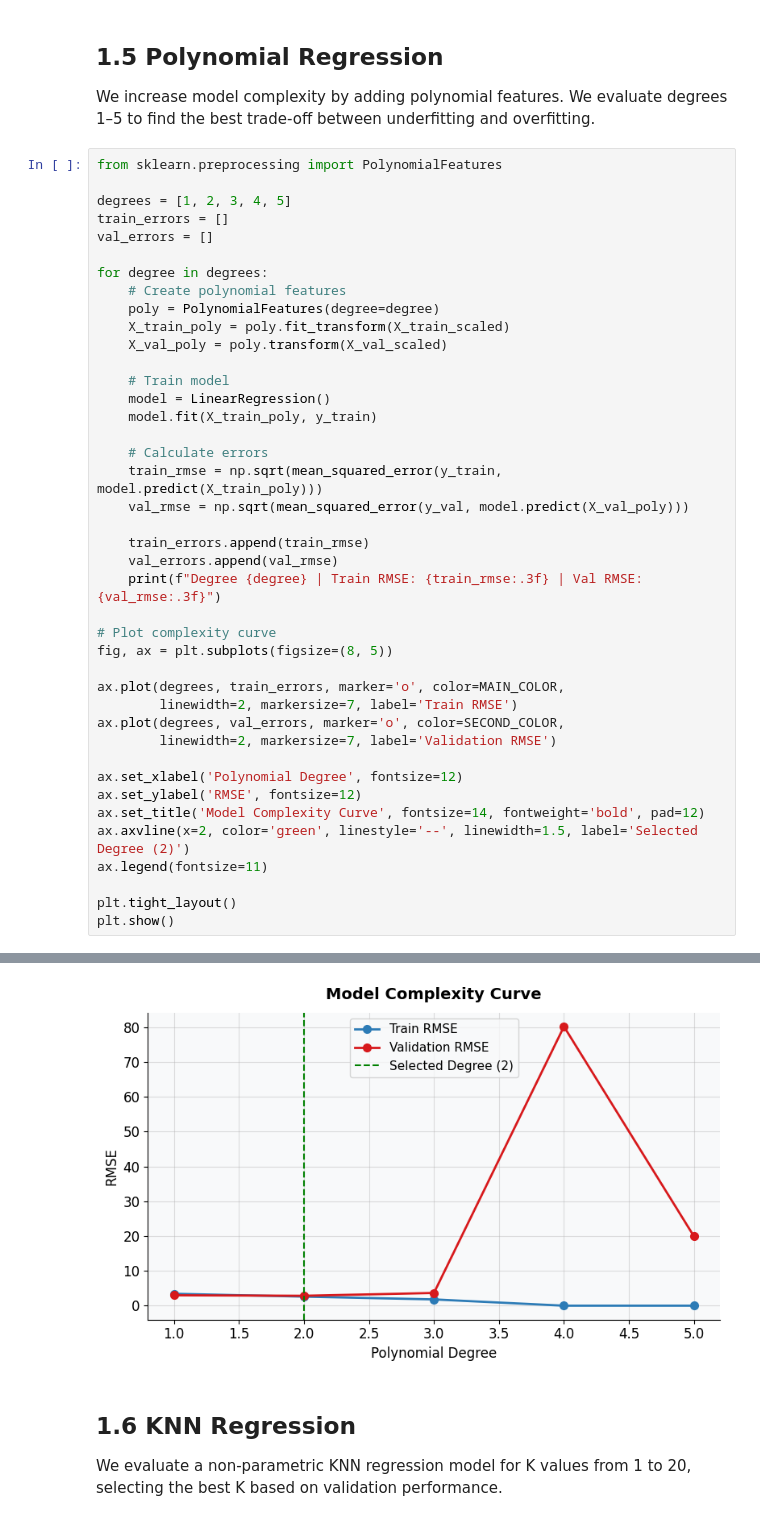
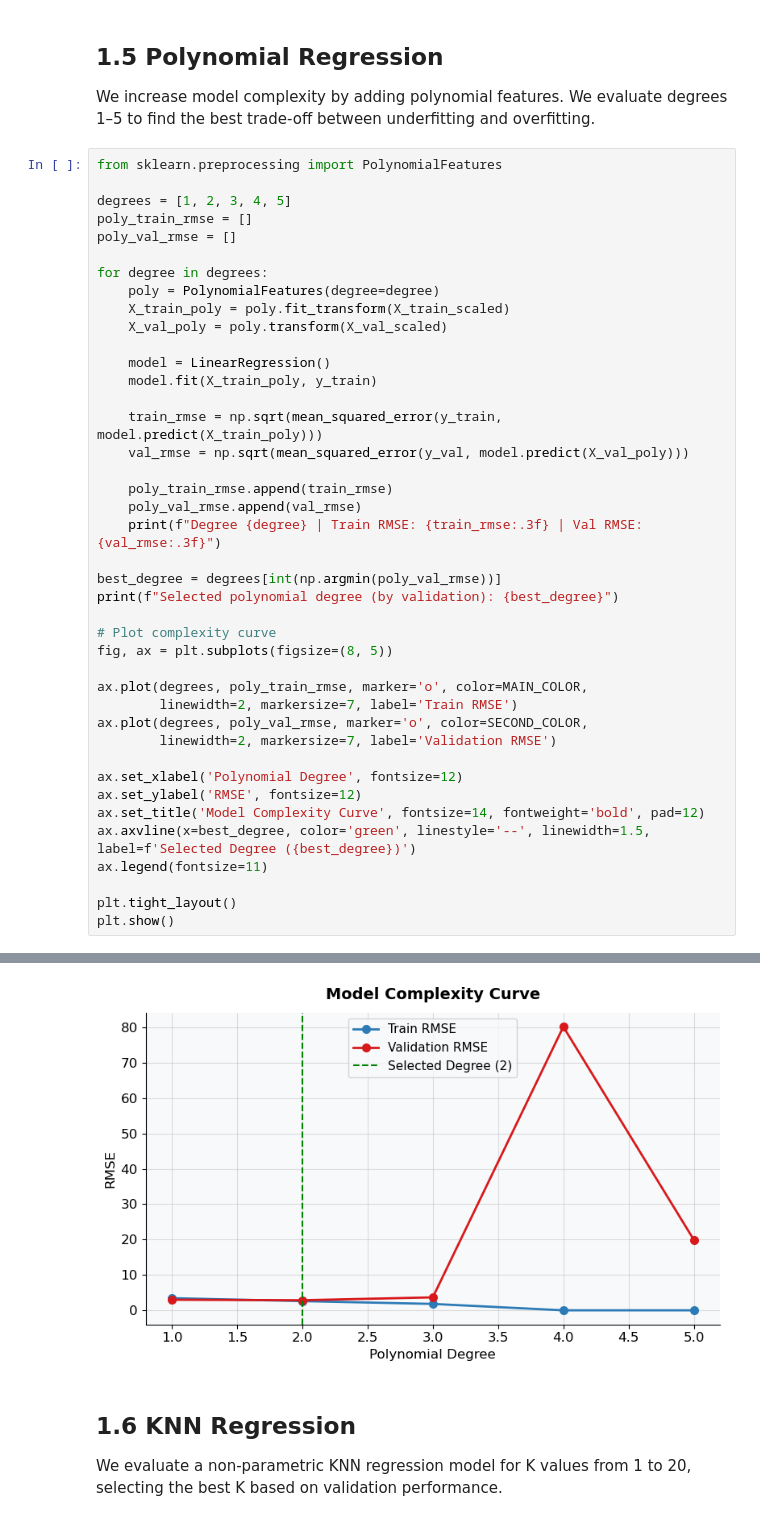
Before and after one commit to Yuvalinnnn/intro-to-ai-project, a Jupyter notebook: Part1_Regression_AutoMPG.ipynb, the cells around one changed output, grey strips where cells are left out. Drawn from its saved outputs; the diff is of its cells as text.

```diff
--- a/Part1_Regression_AutoMPG.ipynb
+++ b/Part1_Regression_AutoMPG.ipynb
@@ -244,39 +251,39 @@ degrees 1–5 to find the best trade-off between underfitting and overfitting.
 from sklearn.preprocessing import PolynomialFeatures
 
 degrees = [1, 2, 3, 4, 5]
-train_errors = []
-val_errors = []
+poly_train_rmse = []
+poly_val_rmse = []
 
 for degree in degrees:
-    # Create polynomial features
     poly = PolynomialFeatures(degree=degree)
     X_train_poly = poly.fit_transform(X_train_scaled)
     X_val_poly = poly.transform(X_val_scaled)
 
-    # Train model
     model = LinearRegression()
     model.fit(X_train_poly, y_train)
 
-    # Calculate errors
     train_rmse = np.sqrt(mean_squared_error(y_train, model.predict(X_train_poly)))
     val_rmse = np.sqrt(mean_squared_error(y_val, model.predict(X_val_poly)))
 
-    train_errors.append(train_rmse)
-    val_errors.append(val_rmse)
+    poly_train_rmse.append(train_rmse)
+    poly_val_rmse.append(val_rmse)
     print(f"Degree {degree} | Train RMSE: {train_rmse:.3f} | Val RMSE: {val_rmse:.3f}")
+
+best_degree = degrees[int(np.argmin(poly_val_rmse))]
+print(f"Selected polynomial degree (by validation): {best_degree}")
 
 # Plot complexity curve
 fig, ax = plt.subplots(figsize=(8, 5))
 
-ax.plot(degrees, train_errors, marker='o', color=MAIN_COLOR,
+ax.plot(degrees, poly_train_rmse, marker='o', color=MAIN_COLOR,
         linewidth=2, markersize=7, label='Train RMSE')
-ax.plot(degrees, val_errors, marker='o', color=SECOND_COLOR,
+ax.plot(degrees, poly_val_rmse, marker='o', color=SECOND_COLOR,
         linewidth=2, markersize=7, label='Validation RMSE')
 
 ax.set_xlabel('Polynomial Degree', fontsize=12)
 ax.set_ylabel('RMSE', fontsize=12)
 ax.set_title('Model Complexity Curve', fontsize=14, fontweight='bold', pad=12)
-ax.axvline(x=2, color='green', linestyle='--', linewidth=1.5, label='Selected Degree (2)')
+ax.axvline(x=best_degree, color='green', linestyle='--', linewidth=1.5, label=f'Selected Degree ({best_degree})')
 ax.legend(fontsize=11)
 
 plt.tight_layout()
@@ -290,4 +298,4 @@ Degree 5 | Train RMSE: 0.000 | Val RMSE: 19.921
-[figure, old version]
+[figure, new version]
 # %% [markdown]
 ## 1.6 KNN Regression
 We evaluate a non-parametric KNN regression model for K values from 1 to 20,
```
Also changed, not shown: parts of 12 cells of this notebook, 5 other files.
